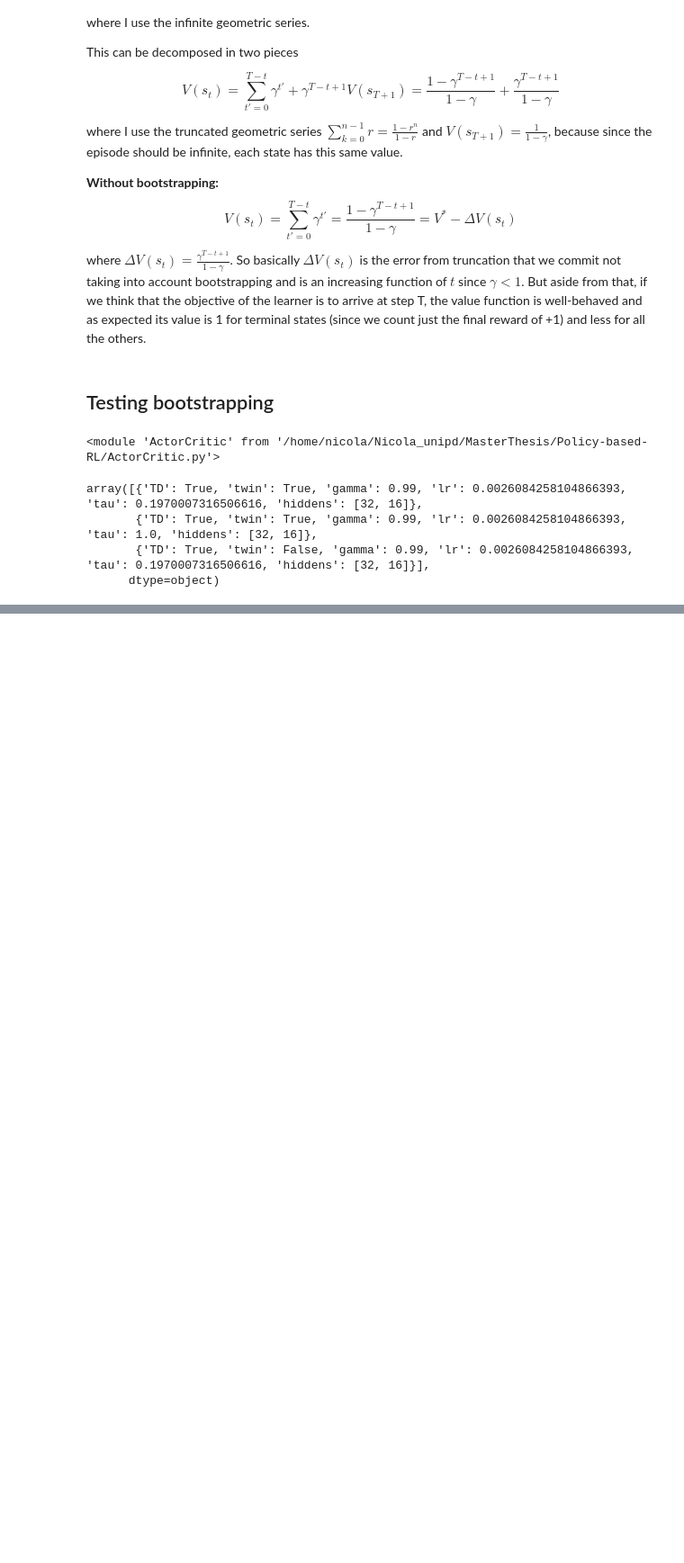
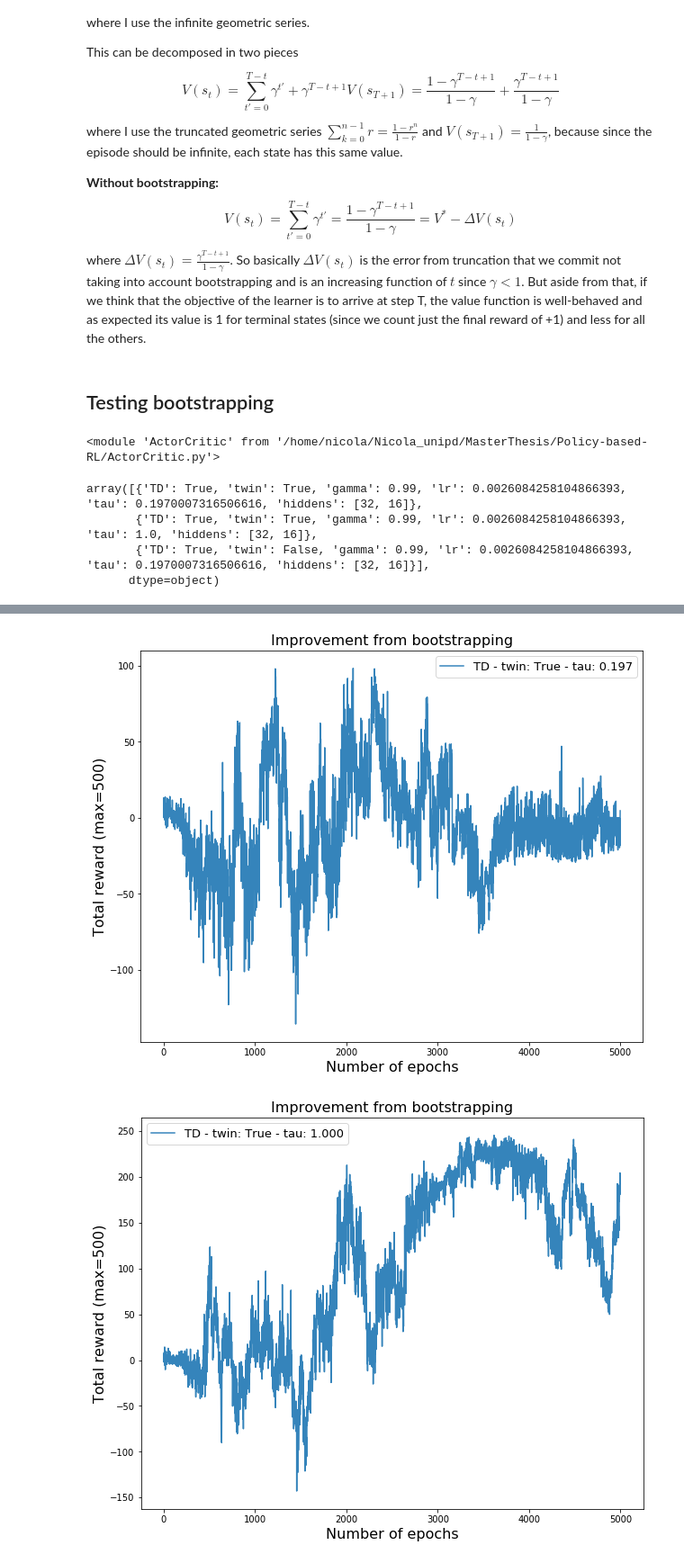
Before and after one commit to nicoladainese96/Policy-based-RL, a Jupyter notebook: cartpole_HP_tuning.ipynb, the cells around one changed output, grey strips where cells are left out. Shown at 90% size. Saved outputs shown, nothing was run; the diff lists cells and outputs as text; code cells hidden in the pictures; blank space fills up the shorter version.

```diff
--- a/cartpole_HP_tuning.ipynb
+++ b/cartpole_HP_tuning.ipynb
@@ -388,10 +389,12 @@ if train:
     save = True
     n_runs = 10
     n_episodes = 5000
-    HP_scores, HP_asymptotic_score, HP_asymptotic_std = hp.HP_Search(n_runs, n_episodes, list_of_models)
+    HP_scores, HP_asymptotic_score, HP_asymptotic_std = hp.HP_Search(n_runs, n_episodes, list_HPs_pt1,
+                                                                     shape_r=False, bootstrap_flag=True)
 
     if save:
-        np.save(parent_dir+"/model_scores", HP_scores)
-        np.save(parent_dir+"/model_asymptotic_score", HP_asymptotic_score)
-        np.save(parent_dir+"/model_asymptotic_std", HP_asymptotic_std)
-        np.save(parent_dir+"/list_of_models", list_of_models)
+        parent_dir = "Results"
+        np.save(parent_dir+"/model_scores_boots_pt1", HP_scores)
+        np.save(parent_dir+"/model_asymptotic_score_boots_pt1", HP_asymptotic_score)
+        np.save(parent_dir+"/model_asymptotic_std_boots_pt1", HP_asymptotic_std)
+        np.save(parent_dir+"/list_of_models_boots_pt1", list_HPs_pt1)
@@ -447,0 +451,20 @@ plt.show()
+# %%
+n_epochs = np.arange(HP_scores_b.shape[2])
+for i in range(len(HP_scores_b)):
+    if list_of_dict[i]['TD'] == True:
+        label = "TD - twin: "+str(list_of_dict_b[i]['twin'])+" - tau: %.3f"%list_of_dict_b[i]['tau']
+    else:
+        label = "MC - twin: "+str(list_of_dict_b[i]['twin'])
+    average_boot = HP_scores_b[i].mean(axis=0)
+    average_old = HP_scores[i].mean(axis=0)
+    diff = average_boot - average_old
+    plt.figure(figsize=(10,8))
+    plt.plot(n_epochs, diff, alpha=0.9, label=label)
+    plt.title("Improvement from bootstrapping", fontsize=16)
+    plt.xlabel("Number of epochs", fontsize=16)
+    plt.ylabel("Total reward (max=500)", fontsize=16)
+    plt.legend(fontsize = 13)
+    plt.show()
+# %% [output]
+[figure, added]
+[figure, added]
```
Also changed, not shown: parts of 8 cells of this notebook, 10 other files.
